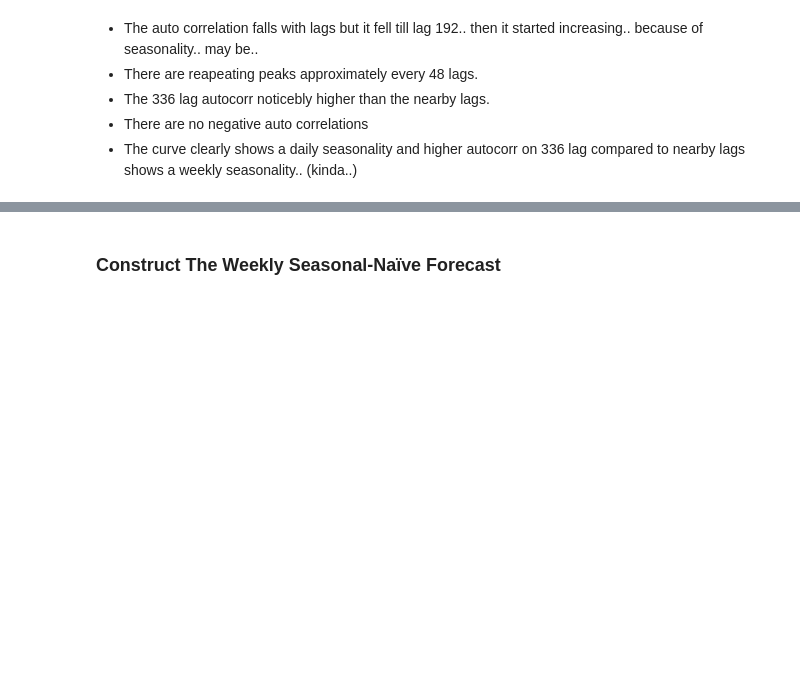
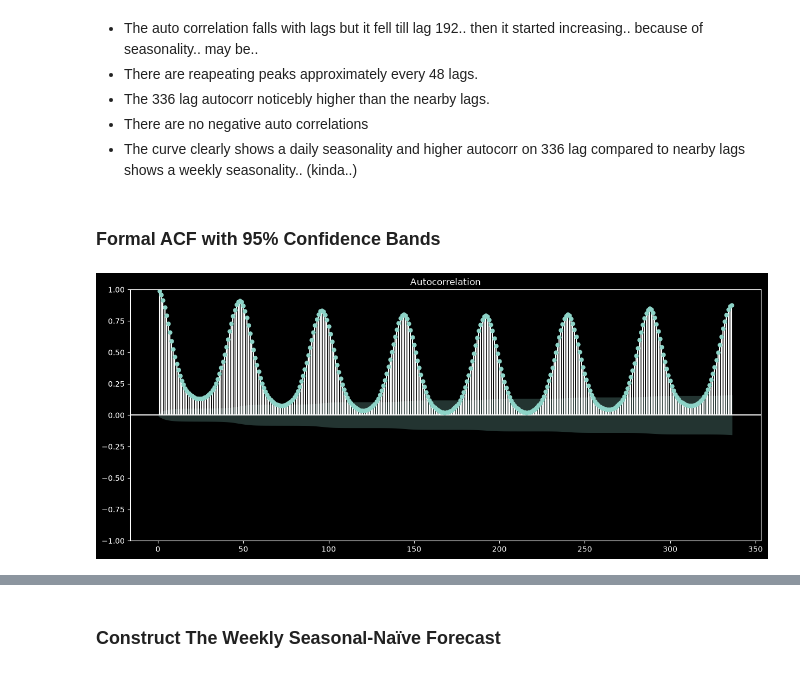
Before and after one commit to Ak62007/Halftime-Effect, a Jupyter notebook: notebooks/04_autocorrelation_and_baselines.ipynb, the cells around one changed output, grey strips where cells are left out. Drawn from its saved outputs; the diff is of its cells as text; code cells hidden in the pictures; blank space fills up the shorter version.

```diff
--- a/notebooks/04_autocorrelation_and_baselines.ipynb
+++ b/notebooks/04_autocorrelation_and_baselines.ipynb
@@ -332,3 +333,18 @@ important_autocorrelations
 - The 336 lag autocorr noticebly higher than the nearby lags.
 - There are no negative auto correlations
 - The curve clearly shows a daily seasonality and higher autocorr on 336 lag compared to nearby lags shows a weekly seasonality.. (kinda..)
+# %% [markdown]
+### Formal ACF with 95% Confidence Bands
+# %%
+fig, ax = plt.subplots(figsize=(15, 6))
+sm.graphics.tsa.plot_acf(
+    train_set['demand_mw'],
+    lags=336,
+    alpha=0.05,
+    fft=True,
+    zero=False,
+    ax=ax
+)
+plt.show()
+# %% [output]
+[figure, added]
```
Also changed, not shown: parts of 3 cells of this notebook, 10 other files.
